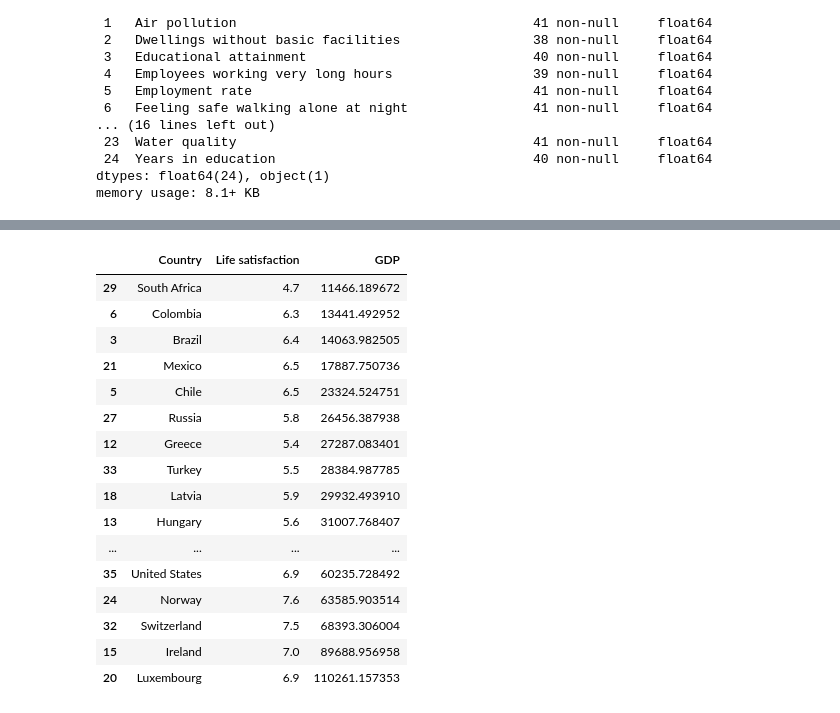
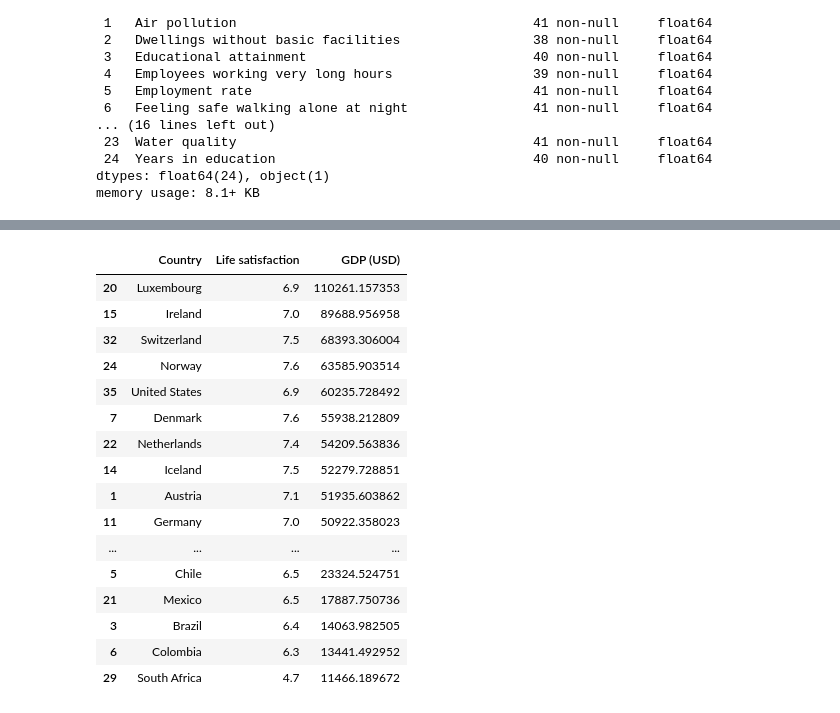
Before and after one commit to bgnatowski/deep-learning-24, a Jupyter notebook: 01_krajobraz_uczenia_maszynowego.ipynb, the cells around one changed output, grey strips where cells are left out. Saved outputs shown, nothing was run; the diff lists cells and outputs as text; code cells hidden in the pictures.

```diff
--- a/01_krajobraz_uczenia_maszynowego.ipynb
+++ b/01_krajobraz_uczenia_maszynowego.ipynb
@@ -57,6 +57,6 @@ gdp_per_capita
 
 # Wstepnie przetwarzamy gdp za rok 2020
 gdp_per_capita_2020 = gdp_per_capita[gdp_per_capita["Year"]==2020]
-gdp_per_capita_2020 = gdp_per_capita_2020.rename(columns={"GDP per capita, PPP (constant 2017 international $)" : "GDP"})
+gdp_per_capita_2020 = gdp_per_capita_2020.rename(columns={"GDP per capita, PPP (constant 2017 international $)" : "GDP (USD)"})
 gdp_per_capita_2020
 # %% [output]
@@ -200,27 +200,27 @@ full_country_stats
 | 35 | United States | 10.0 | 0.1 | 91.0 | 11.09 | ... |
 # %%
 # Ograniczamy sie do interesujacych nas kolumn i sortujemy
-full_country_stats = full_country_stats[["Country", "Life satisfaction", "GDP"]]
-full_country_stats = full_country_stats.sort_values(by="GDP")
+full_country_stats = full_country_stats[["Country", "Life satisfaction", "GDP (USD)"]]
+full_country_stats = full_country_stats.sort_values(by="GDP (USD)", ascending=False)
 full_country_stats
 # %% [output]
-|  | Country | Life satisfaction | GDP |
+|  | Country | Life satisfaction | GDP (USD) |
+| 20 | Luxembourg | 6.9 | 110261.157353 |
+| 15 | Ireland | 7.0 | 89688.956958 |
+| 32 | Switzerland | 7.5 | 68393.306004 |
+| 24 | Norway | 7.6 | 63585.903514 |
+| 35 | United States | 6.9 | 60235.728492 |
+| 7 | Denmark | 7.6 | 55938.212809 |
+| 22 | Netherlands | 7.4 | 54209.563836 |
+| 14 | Iceland | 7.5 | 52279.728851 |
+| 1 | Austria | 7.1 | 51935.603862 |
+| 11 | Germany | 7.0 | 50922.358023 |
+| ... | ... | ... | ... |
+| 5 | Chile | 6.5 | 23324.524751 |
+| 21 | Mexico | 6.5 | 17887.750736 |
+| 3 | Brazil | 6.4 | 14063.982505 |
+| 6 | Colombia | 6.3 | 13441.492952 |
 | 29 | South Africa | 4.7 | 11466.189672 |
-| 6 | Colombia | 6.3 | 13441.492952 |
-| 3 | Brazil | 6.4 | 14063.982505 |
-| 21 | Mexico | 6.5 | 17887.750736 |
-| 5 | Chile | 6.5 | 23324.524751 |
-| 27 | Russia | 5.8 | 26456.387938 |
-| 12 | Greece | 5.4 | 27287.083401 |
-| 33 | Turkey | 5.5 | 28384.987785 |
-| 18 | Latvia | 5.9 | 29932.493910 |
-| 13 | Hungary | 5.6 | 31007.768407 |
-| ... | ... | ... | ... |
-| 35 | United States | 6.9 | 60235.728492 |
-| 24 | Norway | 7.6 | 63585.903514 |
-| 32 | Switzerland | 7.5 | 68393.306004 |
-| 15 | Ireland | 7.0 | 89688.956958 |
-| 20 | Luxembourg | 6.9 | 110261.157353 |
 # %%
 full_country_stats.to_csv(datapath / "lifestat_full.csv", index=False)
 # %%
```
Also changed, not shown: parts of 5 cells of this notebook.
